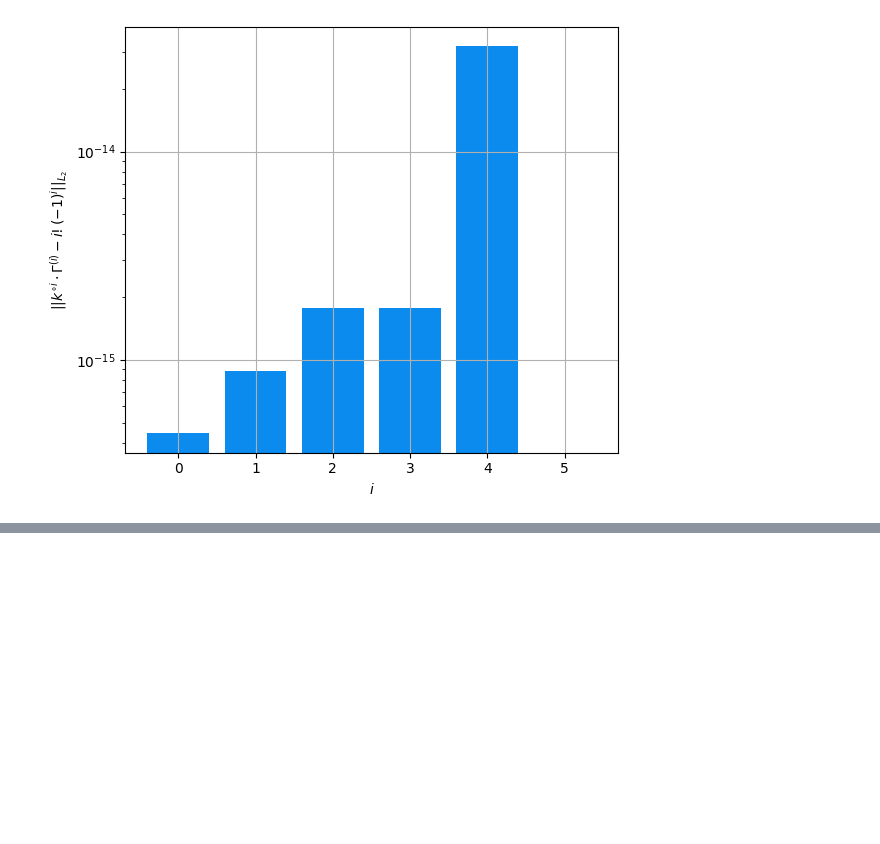
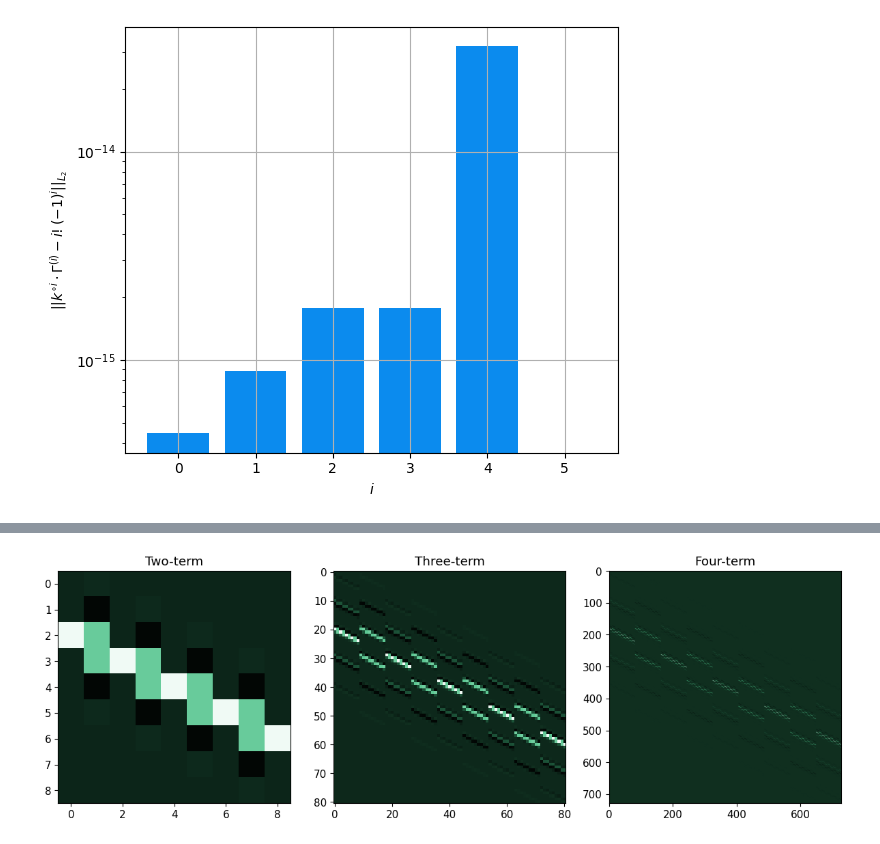
Before and after one commit to JonasErbesdobler/PyWVLTConCoeff, a Jupyter notebook: notebooks/debug.ipynb, the cells around one changed output, grey strips where cells are left out. Drawn from its saved outputs; the diff is of its cells as text; code cells hidden in the pictures; blank space fills up the shorter version.

```diff
--- a/notebooks/debug.ipynb
+++ b/notebooks/debug.ipynb
@@ -258,0 +321,28 @@ plt.plot(test[0])
+# %%
+wvlt = 'db3'
+deriv_orders = np.array([1])
+residuals = True
+
+# get filter bank of specified wavelet
+rec_lo = np.asarray(pywt.Wavelet(wvlt).filter_bank[2])
+
+# remove zeros from the reconstruction low-pass filter
+filt = rec_lo[rec_lo != 0]
+
+# set constants
+filt_len = len(filt)
+filt_idx = np.arange(-filt_len + 2, filt_len - 1)
+num_overlap = 2 * filt_len - 3
+
+# initialize the matrices for the eigenvalue problem
+two_term_ref = np.zeros((num_overlap, num_overlap))
+
+# populate the matrix from the refinement relations using a lookup table (more efficient)
+idx_lut = np.zeros(3 * num_overlap-1)
+for i in range(num_overlap+2):
+    for n0 in range(filt_len):
+        for n1 in range(filt_len):
+            if (n0 - n1) == (i - filt_len + 1):
+                idx_lut[i + num_overlap - 1] += filt[n0] * filt[n1]
+for r in range(num_overlap):
+    two_term_ref[r, :] = np.roll(idx_lut, 2 * r)[-num_overlap:]
@@ -258,0 +503,15 @@ plt.plot(test[0])
+# %%
+from matplotlib import rcParams
+rcParams.update({'font.size': 11})
+
+fig, ax = plt.subplots(1, 3, figsize=(12, 4))
+ax[0].imshow(two_term_ref, cmap=cmap)
+ax[0].set_title('Two-term')
+ax[1].imshow(three_term_ref, cmap=cmap)
+ax[1].set_title('Three-term')
+ax[2].imshow(four_term_ref, cmap=cmap)
+ax[2].set_title('Four-term')
+fig.tight_layout()
+fig.savefig('../figures/refinement_matrices_db3.pdf', dpi=200)
+# %% [output]
+[figure, added]
```
Also changed, not shown: parts of 15 cells of this notebook, 4 other files.
